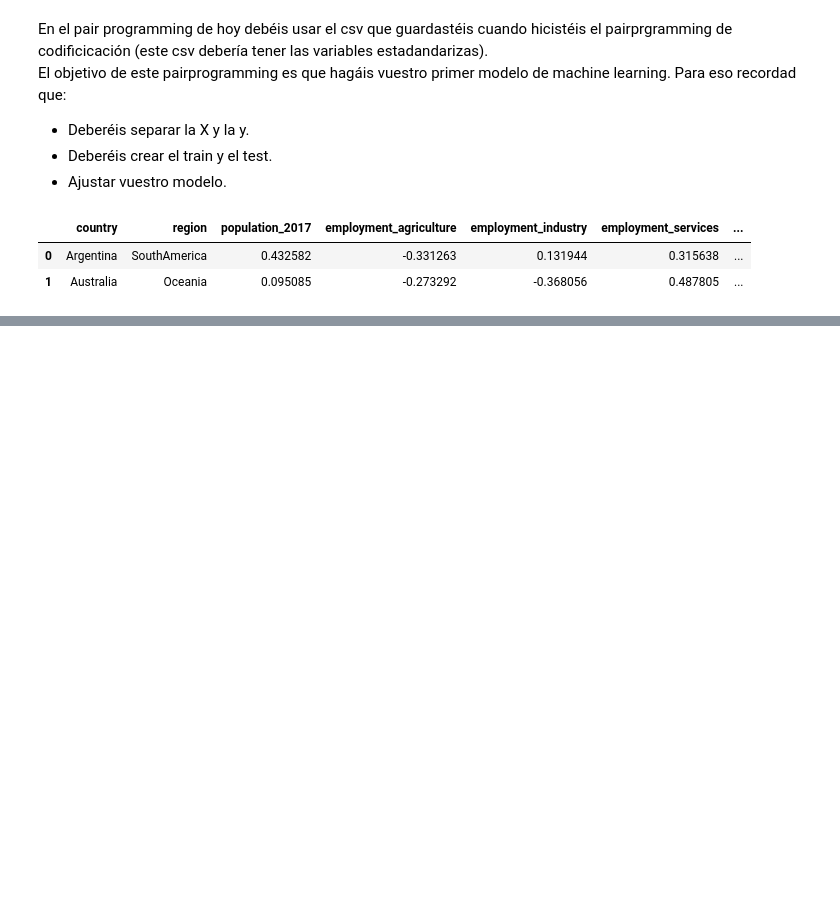
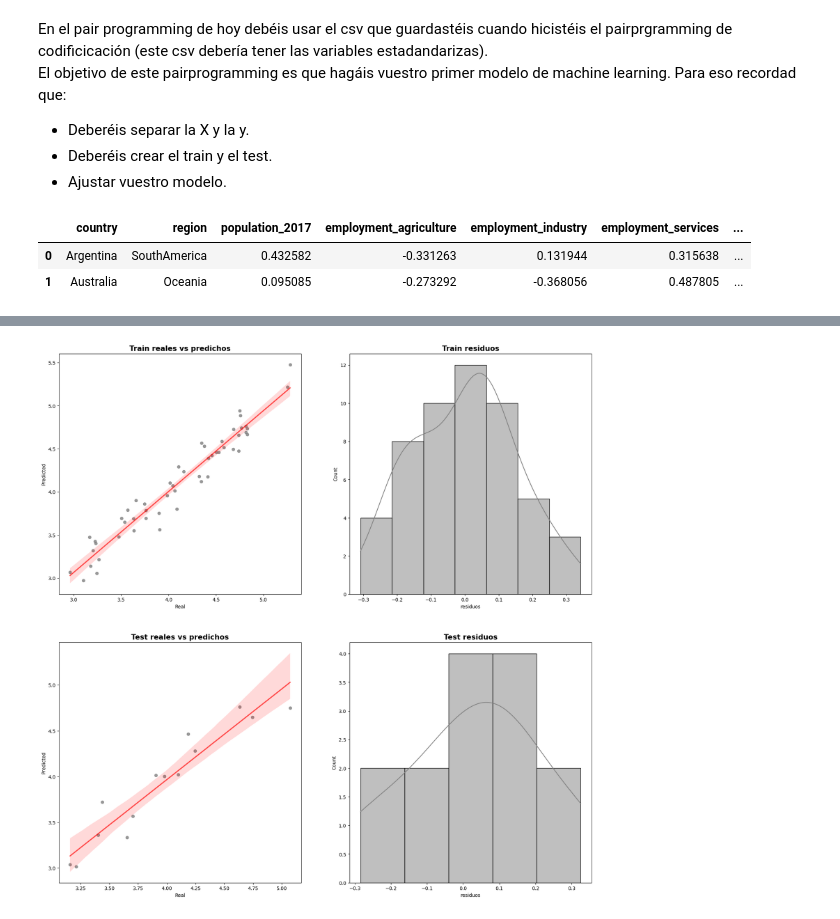
Before and after one commit to Adalab/promo-d-da-modulo3-sprint1-laura-maitane, a Jupyter notebook: regresion-lineal/reg-lin-9.intro-regresion-lineal.ipynb, the cells around one changed output, grey strips where cells are left out. Drawn from its saved outputs; the diff is of its cells as text; code cells hidden in the pictures; blank space fills up the shorter version.

```diff
--- a/regresion-lineal/reg-lin-9.intro-regresion-lineal.ipynb
+++ b/regresion-lineal/reg-lin-9.intro-regresion-lineal.ipynb
@@ -32,0 +38,5 @@ df.to_csv("datos/soci_econ_country_profiles_reg_lin.csv")
+# %%
+# iniciamos la regresión lineal
+lr = LinearRegression(n_jobs=-1)
+# fiteamos el modelo
+lr.fit(x_train, y_train)
@@ -32,0 +45,11 @@ df.to_csv("datos/soci_econ_country_profiles_reg_lin.csv")
+# %%
+# usamos el método predict() para hacer las predicciones
+y_predict_train = lr.predict(x_train) # predicciones para los datos de entrenamiento
+y_predict_test = lr.predict(x_test) # predicciones para los datos de test
+# %%
+# creamos un dataframe para comparar los datos reales y los predichos de cada conjunto (train y test)
+df_train = pd.DataFrame({'Real': y_train, 'Predicted': y_predict_train, 'Set': ['Train']*len(y_train)})
+df_test  = pd.DataFrame({'Real': y_test,  'Predicted': y_predict_test,  'Set': ['Test']*len(y_test)})
+# unimos todo en un dataframe
+df_resultados = pd.concat([df_train,df_test], axis = 0)
+df_resultados.head()
@@ -32,0 +63,4 @@ df.to_csv("datos/soci_econ_country_profiles_reg_lin.csv")
+# %%
+# creamos una columna con los errores/residuos
+df_resultados['residuos'] = df_resultados['Real'] - df_resultados['Predicted']
+df_resultados.head()
@@ -32,0 +74,37 @@ df.to_csv("datos/soci_econ_country_profiles_reg_lin.csv")
+# %%
+fig, ax = plt.subplots(2,2,figsize=(20,20))
+
+# ploteamos los reales vs los predichos
+sns.regplot(data = df_resultados[df_resultados['Set'] == "Train"],
+            x = "Real",
+            y = "Predicted",
+            ax = ax[0,0],
+            color = "grey",
+            line_kws = {"color": "red", "alpha": 0.7 })
+
+sns.regplot(data = df_resultados[df_resultados['Set'] == "Test"],
+            x = "Real",
+            y = "Predicted",
+            color = "gray",
+            line_kws = {"color": "red", "alpha": 0.7 },
+            ax = ax[1,0])
+
+# ploteamos los residuos
+sns.histplot(df_resultados[df_resultados['Set'] == "Train"],
+             x="residuos",
+             color ="grey",
+             kde=True,
+             ax = ax[0,1])
+
+sns.histplot(df_resultados[df_resultados['Set'] == "Test"],
+             x="residuos",
+             color = "grey",
+             kde=True,
+             ax = ax[1,1])
+
+ax[0,0].set_title("Train reales vs predichos", fontsize = 15, fontweight = "bold")
+ax[0,1].set_title("Train residuos", fontsize = 15, fontweight = "bold")
+ax[1,0].set_title("Test reales vs predichos", fontsize = 15, fontweight = "bold")
+ax[1,1].set_title("Test residuos", fontsize = 15, fontweight = "bold");
+# %% [output]
+[figure, added]
```
Also changed, not shown: parts of 9 cells of this notebook, 4 other files.
